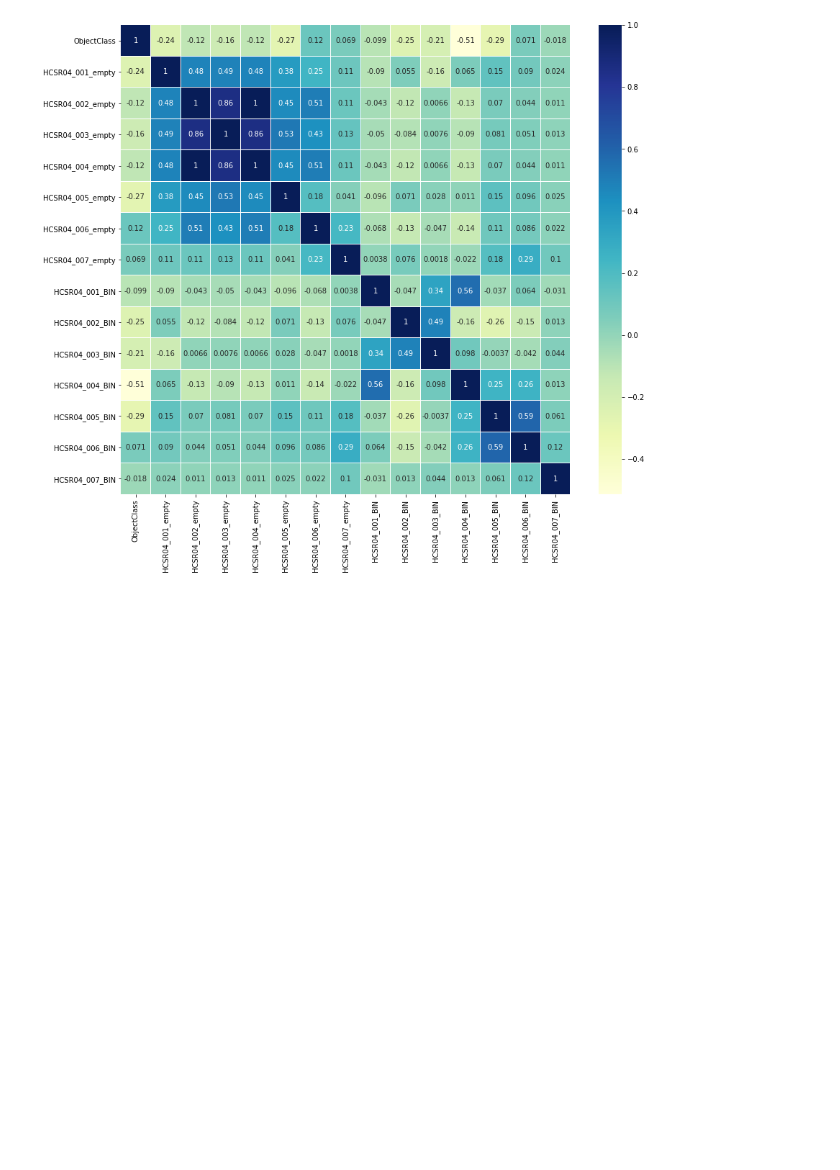
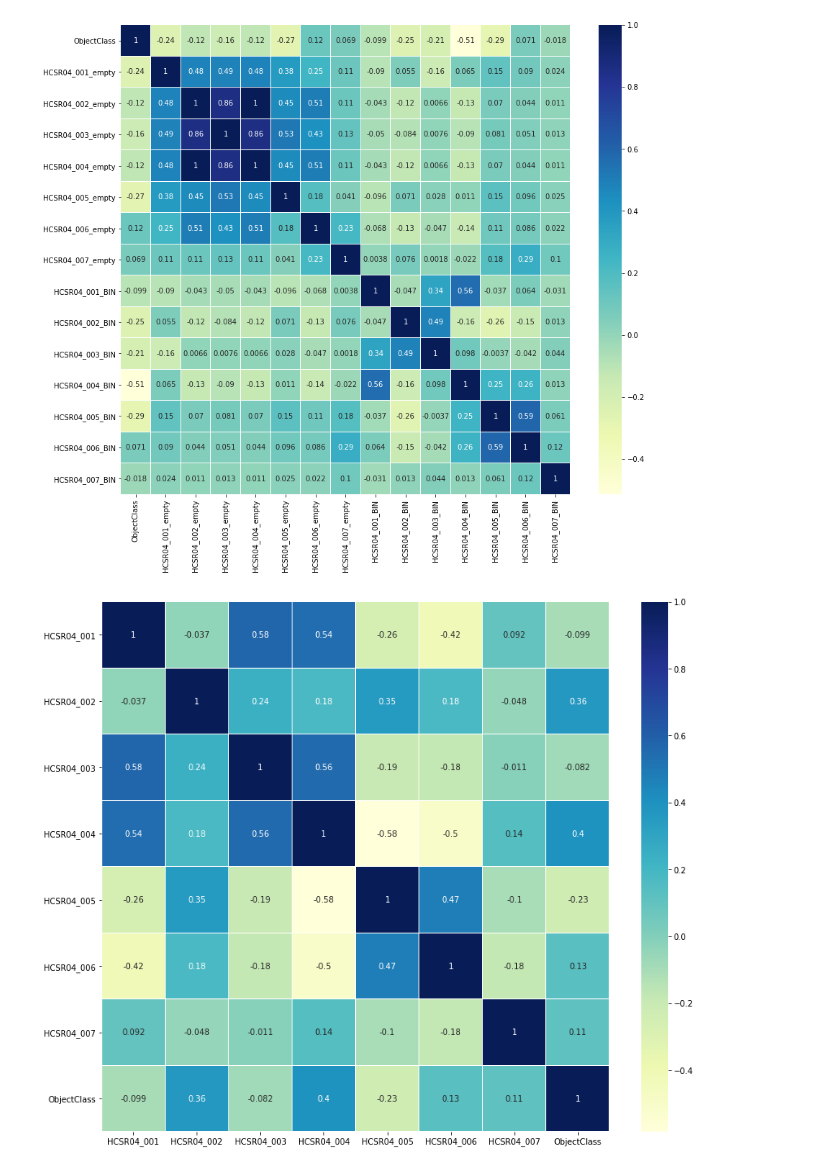
Before and after one commit to emanbuc/ultrasonic-vision, a Jupyter notebook: notebooks/create_training_dataset.ipynb, the cells around one changed output. Saved outputs shown, nothing was run; the diff lists cells and outputs as text; code cells hidden in the pictures; blank space fills up the shorter version.

```diff
--- a/notebooks/create_training_dataset.ipynb
+++ b/notebooks/create_training_dataset.ipynb
@@ -195,3 +195,11 @@ sns.heatmap(dataCategoricalOnly.corr(),linewidths=.1,cmap="YlGnBu", annot=True)
 plt.yticks(rotation=0);
 # %% [output]
 [figure]
+# %%
+dataDistances = data.iloc[:,[0,1,2,3,4,5,6,7]]
+import seaborn as sns
+plt.figure(figsize=(14,12))
+sns.heatmap(dataDistances.corr(),linewidths=.1,cmap="YlGnBu", annot=True)
+plt.yticks(rotation=0);
+# %% [output]
+[figure, added]
```
Also changed, not shown: parts of 8 cells of this notebook.
